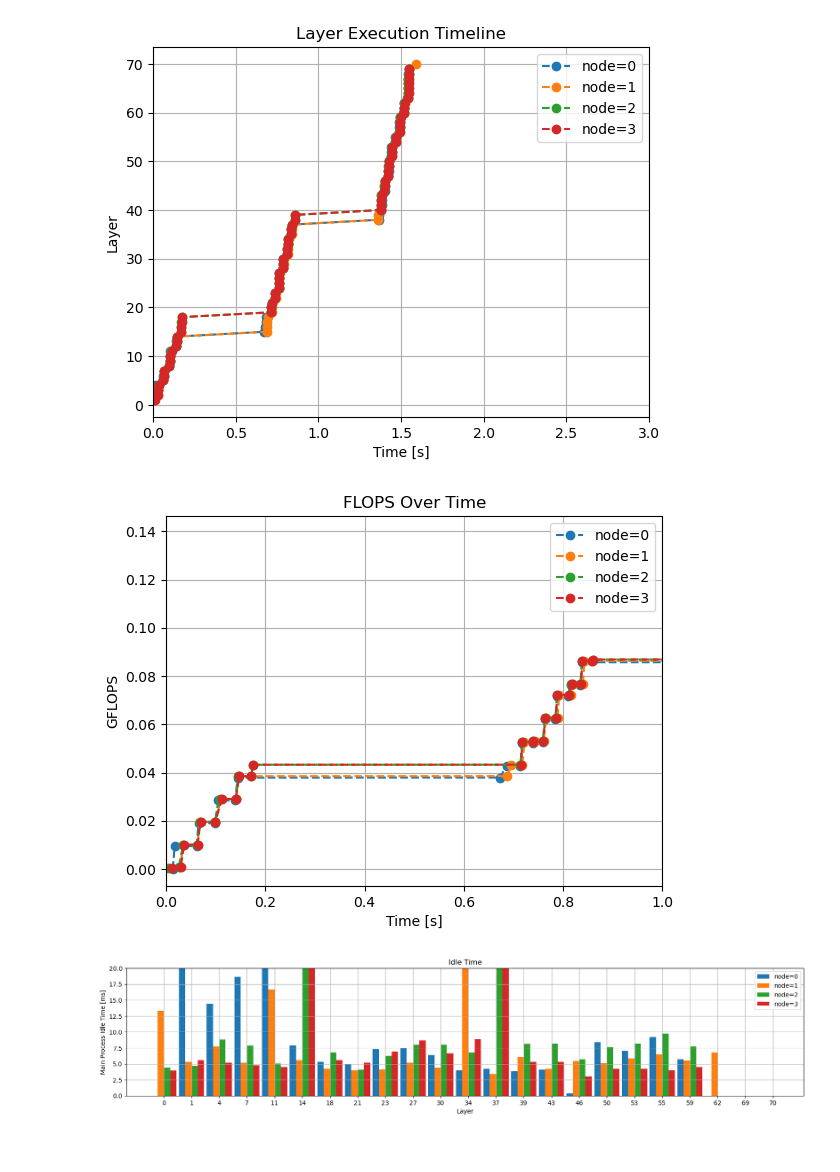
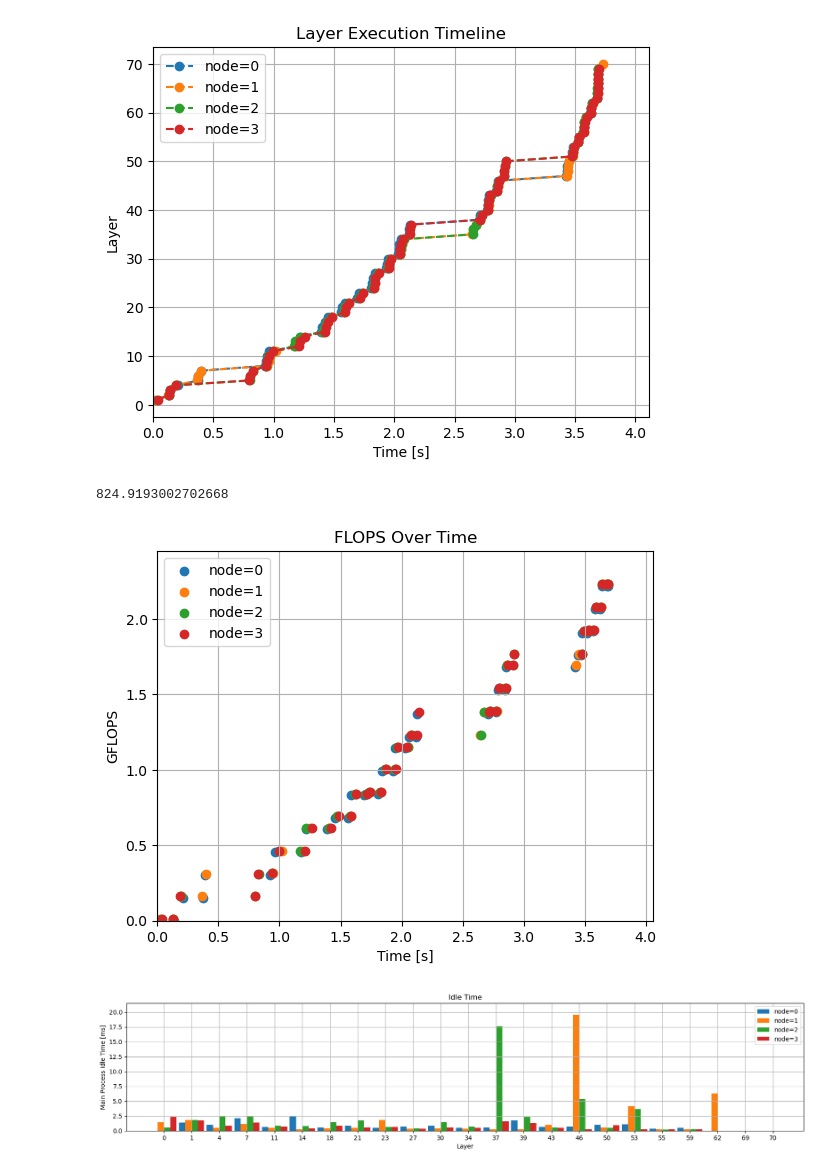
Before and after one commit to neu-spiral/CaP2, a Jupyter notebook: sandbox/plot_timing.ipynb, the cells around one changed output. Cells and saved outputs as stored; diff of their text form; code cells hidden in the pictures.

Commit message:
kludged in batch>1 and added to plotting

```diff
--- a/sandbox/plot_timing.ipynb
+++ b/sandbox/plot_timing.ipynb
@@ -11,10 +11,11 @@ import os
 '''
 
 DO_SAVE = True
-run_names = ['resnet18_pr50_lcm1e-5', 'resnet18_pr75_lcm1e-5', 'resnet18_pr85_lcm1e-5']
+run_names = ['resnet101_pr50_lcm0.0001_batch16', 'resnet101_pr75_lcm0.0001_batch16', 'resnet101_pr85_lcm0.0001_batch16']
+#run_names = ['resnet18_pr50_lcm0.0001_batch64', 'resnet18_pr75_lcm0.0001_batch64', 'resnet18_pr85_lcm0.0001_batch64']
 num_runs = len(run_names)
 test_name = run_names[0]
-log_name = 'resnet18'
+log_name = 'resnet101'
 num_nodes = 4
 save_dir = os.path.join('assets', 'figs', test_name)
 log_file_path = os.path.join('logs', test_name)
@@ -375,16 +376,20 @@ plt.xlabel('Time [s]')
 plt.ylabel('Layer')
 plt.legend(legend_strs)
 #_ = plt.xticks(np.arange(0, 10, step=1))
-plt.xlim(0,3)
+plt.xlim(0,max(total_runtime)*1.1)
 
 if DO_SAVE:
     plt.savefig(os.path.join(save_dir, 'layer_execution_time.jpg'))
 # %% [output]
-[figure, old version]
+[figure, new version]
+# %%
+total_exec_time
+# %% [output]
+824.9193002702668
 # %%
 merged_layer_df = pd.merge(execute_layer_ts_df, flops_df, on=['layer_name', 'node', 'layer'], how='right')
 merged_layer_df.sort_values(by=['timestamp_x'])
-
+max
 plt.figure()
 plt.grid()
 legend_strs = []
@@ -392,19 +397,20 @@ for i in range(4):
 
     tmp_merged_layer_df = merged_layer_df[merged_layer_df['node'] == i]
     cum_bytes = np.cumsum(tmp_merged_layer_df['FLOPS'].to_numpy())
-    plt.plot(tmp_merged_layer_df['timestamp_x'] ,cum_bytes/1e9, '--o')
+    plt.scatter(tmp_merged_layer_df['timestamp_x'] ,cum_bytes/1e9)
     legend_strs += [f'node={i}']
 plt.title('FLOPS Over Time')
 plt.xlabel('Time [s]')
 plt.ylabel('GFLOPS')
 _ = plt.legend(legend_strs)
-plt.xlim(0, 1)
+plt.xlim(0, max(merged_layer_df['timestamp_x'])*1.1)
+plt.ylim(0,sum(merged_layer_df['FLOPS'])*1.1/1e9/num_nodes)
 #_ = plt.xticks(np.arange(0, 250, step=20))
 
 if DO_SAVE:
     plt.savefig(os.path.join(save_dir, 'FLOPS.jpg'))
 # %% [output]
-[figure, old version]
+[figure, new version]
 # %%
 '''
     Look at idling durations
@@ -412,35 +418,35 @@ if DO_SAVE:
     - idle time does not include time spent sending
     - idle time does not include time spent doing split layer computation
 
     # TODO: put bars next to one another
 '''
 
 width = 4
 uniq_layers = np.unique(master_df['layer'])  # map layer number to bar index
 num_layers= len(uniq_layers)
 layer_array = np.arange(num_layers)
 
 plt.figure(figsize=(20,3.8))
 plt.grid()
 legend_strs = []
 for i in range(4):
     # map arrays to indexes on plot
     index_map = np.isin(uniq_layers, master_df[master_df['node'] == i]['layer']).nonzero()[0]
     plt.bar(  index_map*17.6+width*(i-1.5) ,master_df[master_df['node'] == i]['idle_time'], width)
     legend_strs += [f'node={i}']
 plt.title('Idle Time')
 plt.xlabel('Layer')
 plt.ylabel('Main Process Idle Time [ms]')
 plt.legend(legend_strs)
 
 
 _ = plt.xticks(layer_array*17.6, uniq_layers)
-plt.ylim(0, 20)
+plt.ylim(0, max(master_df['idle_time'])*1.1)
 
 if DO_SAVE:
     plt.savefig(os.path.join(save_dir, 'idle_time.jpg'))
 # %% [output]
-[figure, old version]
+[figure, new version]
 # %%
 '''
     WIP Compare durations from different states
```
Also changed, not shown: parts of 4 cells of this notebook, 5 other files.
